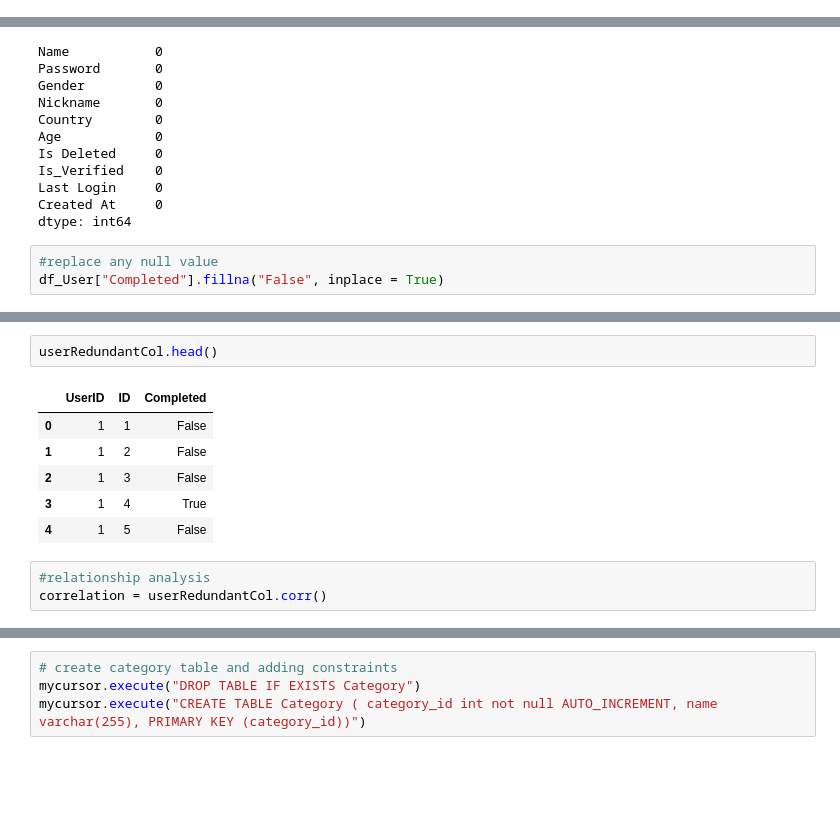
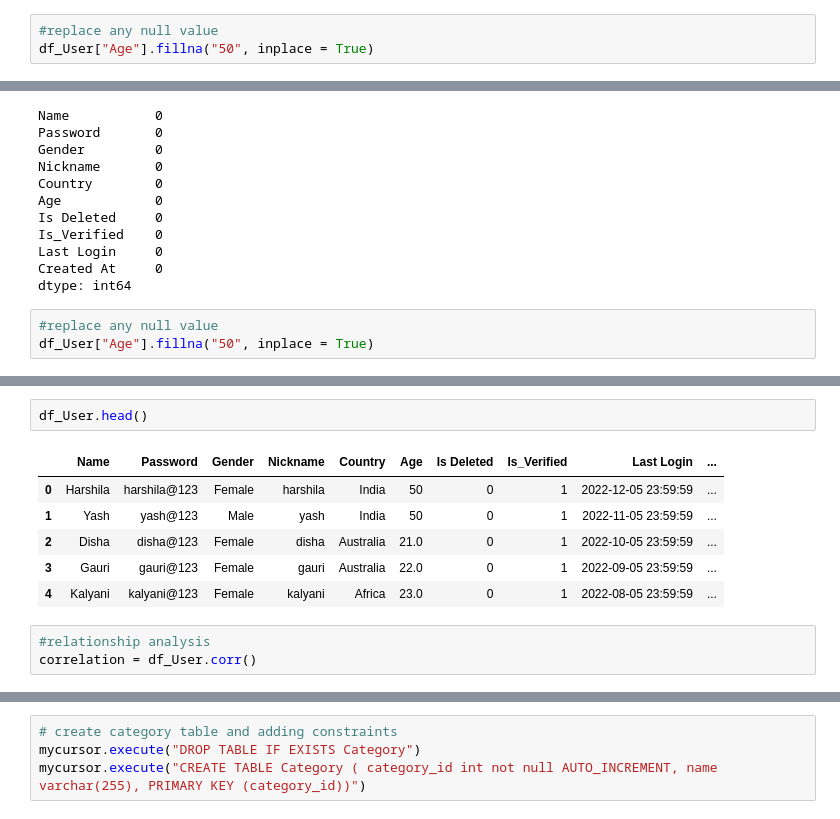
Before and after one commit to HarshilaJagtap/Jagtap_Harshila_002743674_DMDD, a Jupyter notebook: DMDD_Assignment_3/DMDD_EDA_Assignment_3.ipynb, the cells around one changed output, grey strips where cells are left out. Drawn from its saved outputs; the diff is of its cells as text; blank space fills up the shorter version.

```diff
--- a/DMDD_Assignment_3/DMDD_EDA_Assignment_3.ipynb
+++ b/DMDD_Assignment_3/DMDD_EDA_Assignment_3.ipynb
@@ -356,3 +374,6 @@ mycursor.execute("CREATE TABLE User ( user_id int not null AUTO_INCREMENT, name
+# %%
+#replace any null value
+df_User["Age"].fillna("50", inplace = True)
 # %%
 # inserting df_User dataframe in sql user table
 
@@ -456,4 +575,4 @@ Created At     0
 dtype: int64
 # %%
 #replace any null value
-df_User["Completed"].fillna("False", inplace = True)
+df_User["Age"].fillna("50", inplace = True)
@@ -463,15 +597,15 @@ userRedundantCol = df_User.drop(['Title'], axis=1)
 # %%
-userRedundantCol.head()
+df_User.head()
 # %% [output]
-|  | UserID | ID | Completed |
-| 0 | 1 | 1 | False |
-| 1 | 1 | 2 | False |
-| 2 | 1 | 3 | False |
-| 3 | 1 | 4 | True |
-| 4 | 1 | 5 | False |
+|  | Name | Password | Gender | Nickname | Country | Age | Is Deleted | Is_Verified | Last Login | ... |
+| 0 | Harshila | harshila@123 | Female | harshila | India | 50 | 0 | 1 | 2022-12-05 23:59:59 | ... |
+| 1 | Yash | yash@123 | Male | yash | India | 50 | 0 | 1 | 2022-11-05 23:59:59 | ... |
+| 2 | Disha | disha@123 | Female | disha | Australia | 21.0 | 0 | 1 | 2022-10-05 23:59:59 | ... |
+| 3 | Gauri | gauri@123 | Female | gauri | Australia | 22.0 | 0 | 1 | 2022-09-05 23:59:59 | ... |
+| 4 | Kalyani | kalyani@123 | Female | kalyani | Africa | 23.0 | 0 | 1 | 2022-08-05 23:59:59 | ... |
 # %%
 #relationship analysis
-correlation = userRedundantCol.corr()
+correlation = df_User.corr()
 # %%
 sns.heatmap(correlation, xticklabels=correlation.columns, yticklabels=correlation.columns, annot= True)
 # %% [output]
```
Also changed, not shown: parts of 97 cells of this notebook.
